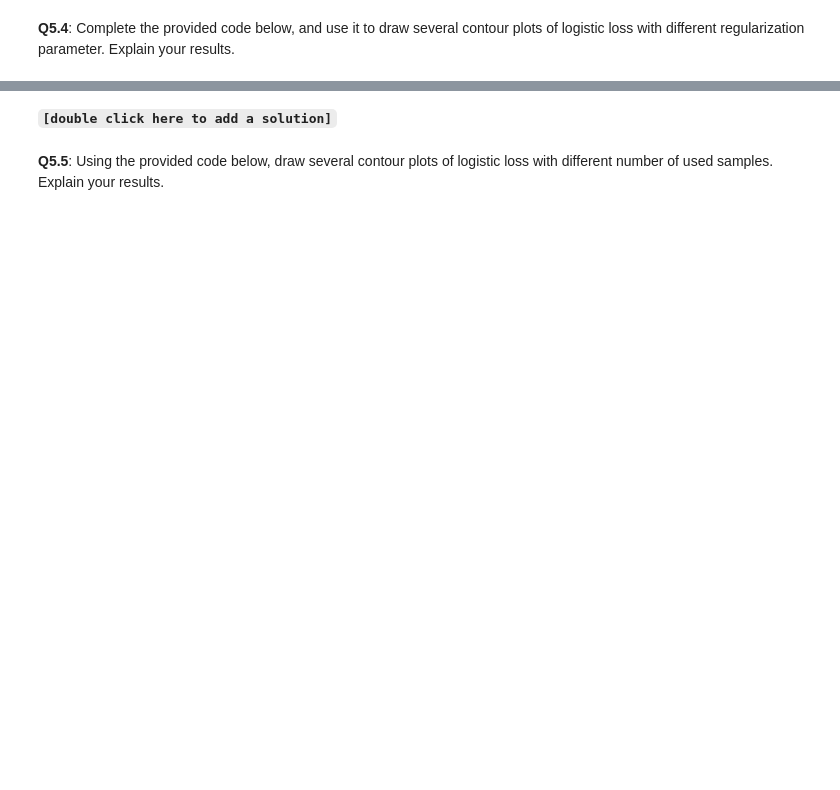
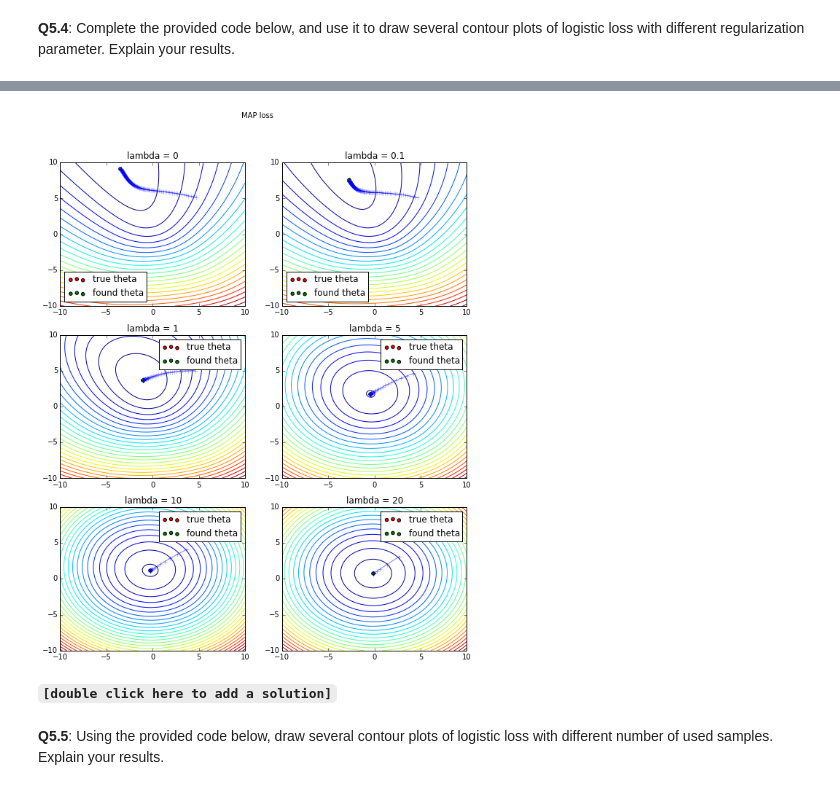
Before and after one commit to AkiraKane/deep-learning-coursework, a Jupyter notebook: pset1.ipynb, the cells around one changed output, grey strips where cells are left out. Cells and saved outputs as stored; diff of their text form; code cells hidden in the pictures; blank space fills up the shorter version.

```diff
--- a/pset1.ipynb
+++ b/pset1.ipynb
@@ -444,12 +472,13 @@ from itertools import product
 
 def draw_f_contour(subfig, f, x_limits, n_lines=30, n=100):
     space = [np.linspace(*x_limit, n) for x_limit in x_limits]
+    #print([v for v in product(*space)])
     f_vals = np.array([f(np.array(v)) for v in product(*space)]).reshape(n, n).T
     subfig.set_xlim(*x_limits[0])
     subfig.set_ylim(*x_limits[1])
     subfig.contour(*space, f_vals, n_lines)
 
-def draw_gd_steps(subfig, steps, func):
+def draw_gd_steps(subfig, steps, func, theta_real):
     around_space = list([-10, 10] for coord in theta_real)
     draw_f_contour(subfig, func, around_space)
     subfig.plot(np.hstack(steps)[0], np.hstack(steps)[1], marker='+', alpha=0.5)
@@ -461,12 +490,14 @@ def main():
     data_args = dict(n_samples=200, k_featues=2, sigma_eps=0.1, sigma_theta=5)
     data = generate_logistic_regression_data(**data_args)
     X_train, y_train, X_test, y_test, theta_real = data
-
     lambds = [0, 0.1, 1, 5, 10, 20]
     for lambd, subfig in subfig_iter(lambds, val_name='lambda', title='MAP loss'):
+        #cropped_xy = (X_train[:100], y_train[:100])
         steps = run_MAP_gd(X_train, y_train, lambd)
-        draw_func = lambda theta: return 0 ## ! -- code required
-        draw_gd_steps(subfig, steps, draw_func)
+        draw_func = lambda theta: logistic_MAP_loss(X_train, y_train, theta, lambd).astype(np.float64)
+        #steps = run_MAP_gd(X_train, y_train, lambd)
+        #draw_func = lambda theta: logistic_MAP_loss(X_train, y_train, theta, lambd) ## ! -- code required
+        draw_gd_steps(subfig, steps, draw_func, theta_real)
     plt.show()
 
 main()
@@ -475,3 +505,4 @@ SyntaxError: invalid syntax (<ipython-input-28-030b0373c7b1>, line 26)
+[figure, added]
 # %% [markdown]
 **`[double click here to add a solution]`**
 # %% [markdown]
```
Also changed, not shown: parts of 15 cells of this notebook.
